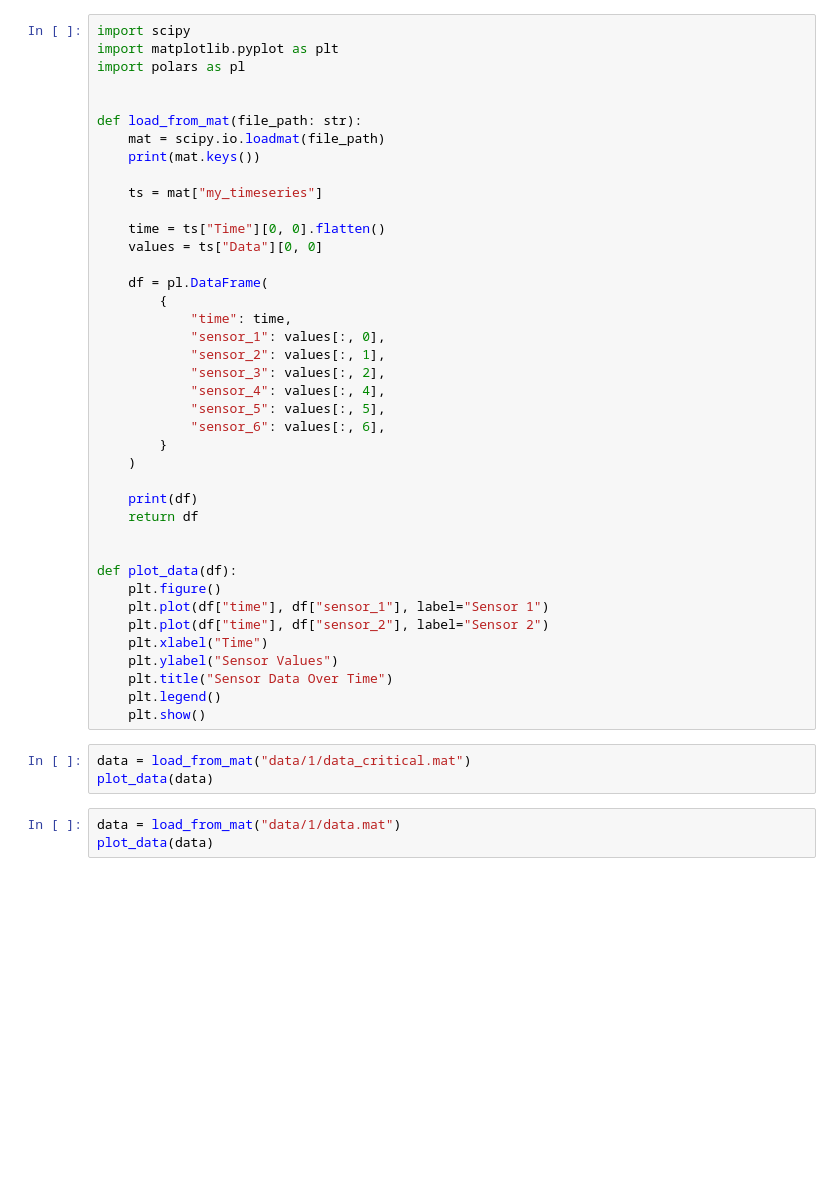
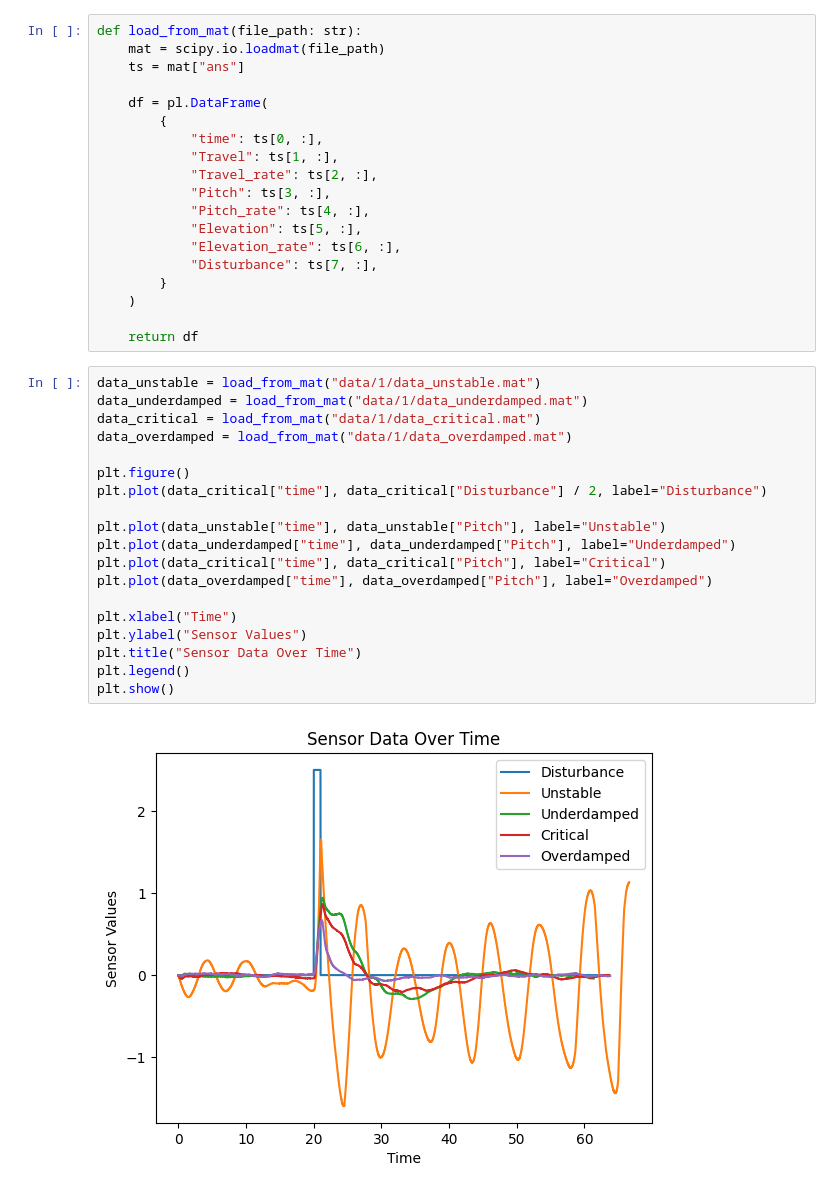
Before and after one commit to EndreAa/linsys, a Jupyter notebook: 1.ipynb, the cells around one changed output. Drawn from its saved outputs; the diff is of its cells as text; blank space fills up the shorter version.

Commit message:
day1 data

```diff
--- a/1.ipynb
+++ b/1.ipynb
@@ -1,46 +5,40 @@
 # %%
-import scipy
-import matplotlib.pyplot as plt
-import polars as pl
-
-
 def load_from_mat(file_path: str):
     mat = scipy.io.loadmat(file_path)
-    print(mat.keys())
-
-    ts = mat["my_timeseries"]
-
-    time = ts["Time"][0, 0].flatten()
-    values = ts["Data"][0, 0]
+    ts = mat["ans"]
 
     df = pl.DataFrame(
         {
-            "time": time,
-            "sensor_1": values[:, 0],
-            "sensor_2": values[:, 1],
-            "sensor_3": values[:, 2],
-            "sensor_4": values[:, 4],
-            "sensor_5": values[:, 5],
-            "sensor_6": values[:, 6],
+            "time": ts[0, :],
+            "Travel": ts[1, :],
+            "Travel_rate": ts[2, :],
+            "Pitch": ts[3, :],
+            "Pitch_rate": ts[4, :],
+            "Elevation": ts[5, :],
+            "Elevation_rate": ts[6, :],
+            "Disturbance": ts[7, :],
         }
     )
 
-    print(df)
     return df
-
-
-def plot_data(df):
-    plt.figure()
-    plt.plot(df["time"], df["sensor_1"], label="Sensor 1")
-    plt.plot(df["time"], df["sensor_2"], label="Sensor 2")
-    plt.xlabel("Time")
-    plt.ylabel("Sensor Values")
-    plt.title("Sensor Data Over Time")
-    plt.legend()
-    plt.show()
 # %%
-data = load_from_mat("data/1/data_critical.mat")
-plot_data(data)
+data_unstable = load_from_mat("data/1/data_unstable.mat")
+data_underdamped = load_from_mat("data/1/data_underdamped.mat")
+data_critical = load_from_mat("data/1/data_critical.mat")
+data_overdamped = load_from_mat("data/1/data_overdamped.mat")
+
+plt.figure()
+plt.plot(data_critical["time"], data_critical["Disturbance"] / 2, label="Disturbance")
+
+plt.plot(data_unstable["time"], data_unstable["Pitch"], label="Unstable")
+plt.plot(data_underdamped["time"], data_underdamped["Pitch"], label="Underdamped")
+plt.plot(data_critical["time"], data_critical["Pitch"], label="Critical")
+plt.plot(data_overdamped["time"], data_overdamped["Pitch"], label="Overdamped")
+
+plt.xlabel("Time")
+plt.ylabel("Sensor Values")
+plt.title("Sensor Data Over Time")
+plt.legend()
+plt.show()
+# %% [output]
+[figure, added]
-# %%
-data = load_from_mat("data/1/data.mat")
-plot_data(data)
```
Also changed, not shown: parts of 1 cell of this notebook.
